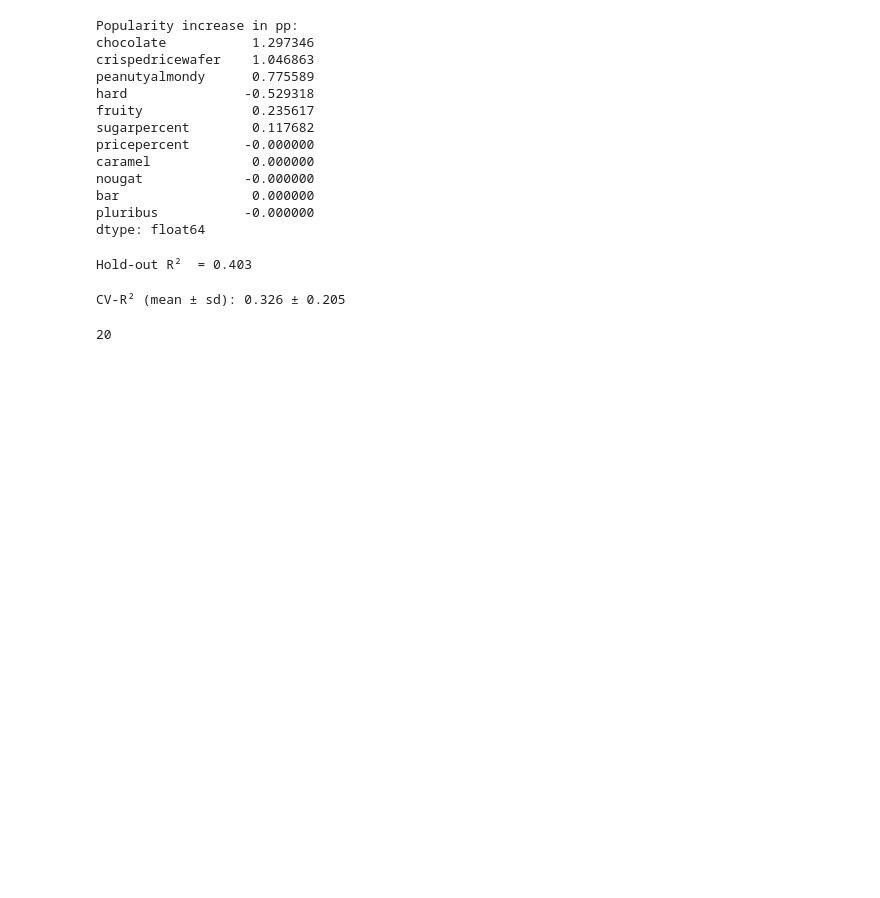
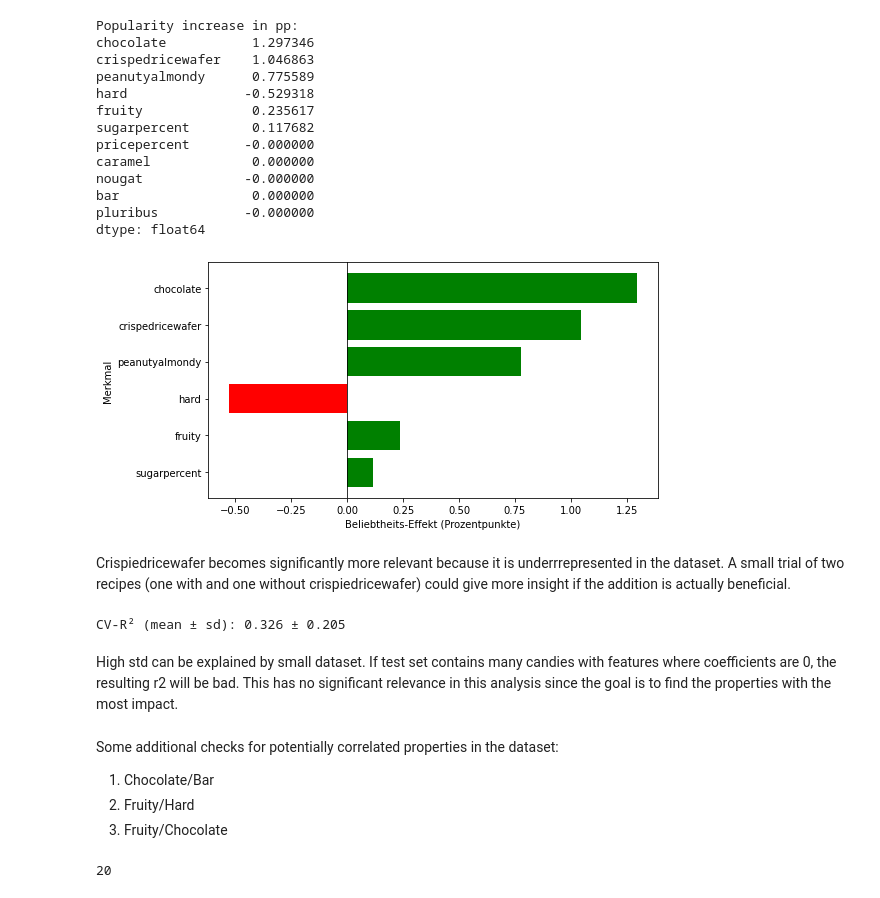
Before and after one commit to michelekorosec/CandyPopularity, a Jupyter notebook: CandyPopularity.ipynb, the cells around one changed output. Saved outputs shown, nothing was run; the diff lists cells and outputs as text; code cells hidden in the pictures; blank space fills up the shorter version.

```diff
--- a/CandyPopularity.ipynb
+++ b/CandyPopularity.ipynb
@@ -375,16 +435,21 @@ nougat             -0.000000
 bar                 0.000000
 pluribus           -0.000000
 dtype: float64
-# %%
-enet_fixed = ElasticNet(
-        alpha   = enet.alpha_,
-        l1_ratio= enet.l1_ratio_,
-        max_iter=10000,
-        random_state=13
-).fit(X_tr, y_tr)
-
-r2_test = enet_fixed.score(X_te, y_te)
-print(f"Hold-out R²  = {r2_test:.3f}")
-# %% [output]
-Hold-out R²  = 0.403
+# %%
+#Plot non-null results for managament summary slide (German labels)
+relevant_effects = effect_pp[effect_pp != 0].sort_values(key=np.abs)
+
+colors = ['green' if v > 0 else 'red' for v in relevant_effects]
+
+plt.figure(figsize=(8, 4))
+plt.barh(relevant_effects.index, relevant_effects.values, color=colors)
+plt.axvline(0, linewidth=0.8, color='black')   # Null‑Linie
+plt.xlabel('Beliebtheits‑Effekt (Prozentpunkte)')
+plt.ylabel('Merkmal')
+plt.tight_layout()
+plt.show()
+# %% [output]
+[figure, added]
+# %% [markdown]
+Crispiedricewafer becomes significantly more relevant because it is underrrepresented in the dataset. A small trial of two recipes (one with and one without crispiedricewafer) could give more insight if the addition is actually beneficial.
 # %%
@@ -393,6 +467,13 @@ cv_r2 = cross_val_score(enet_fixed, X_scaled, y, cv=rkf, scoring="r2", n_jobs=-1
 print(f"CV-R² (mean ± sd): {cv_r2.mean():.3f} ± {cv_r2.std():.3f}")
 # %% [output]
 CV-R² (mean ± sd): 0.326 ± 0.205
+# %% [markdown]
+High std can be explained by small dataset. If test set contains many candies with features where coefficients are 0, the resulting r2 will be bad. This has no significant relevance in this analysis since the goal is to find the properties with the most impact.
+# %% [markdown]
+Some additional checks for potentially correlated properties in the dataset:
+1) Chocolate/Bar
+2) Fruity/Hard
+3) Fruity/Chocolate
 # %%
 len(raw_data.loc[(raw_data['chocolate']==1) & (raw_data['bar']==1)])
 # %% [output]
```
Also changed, not shown: parts of 57 cells of this notebook.
